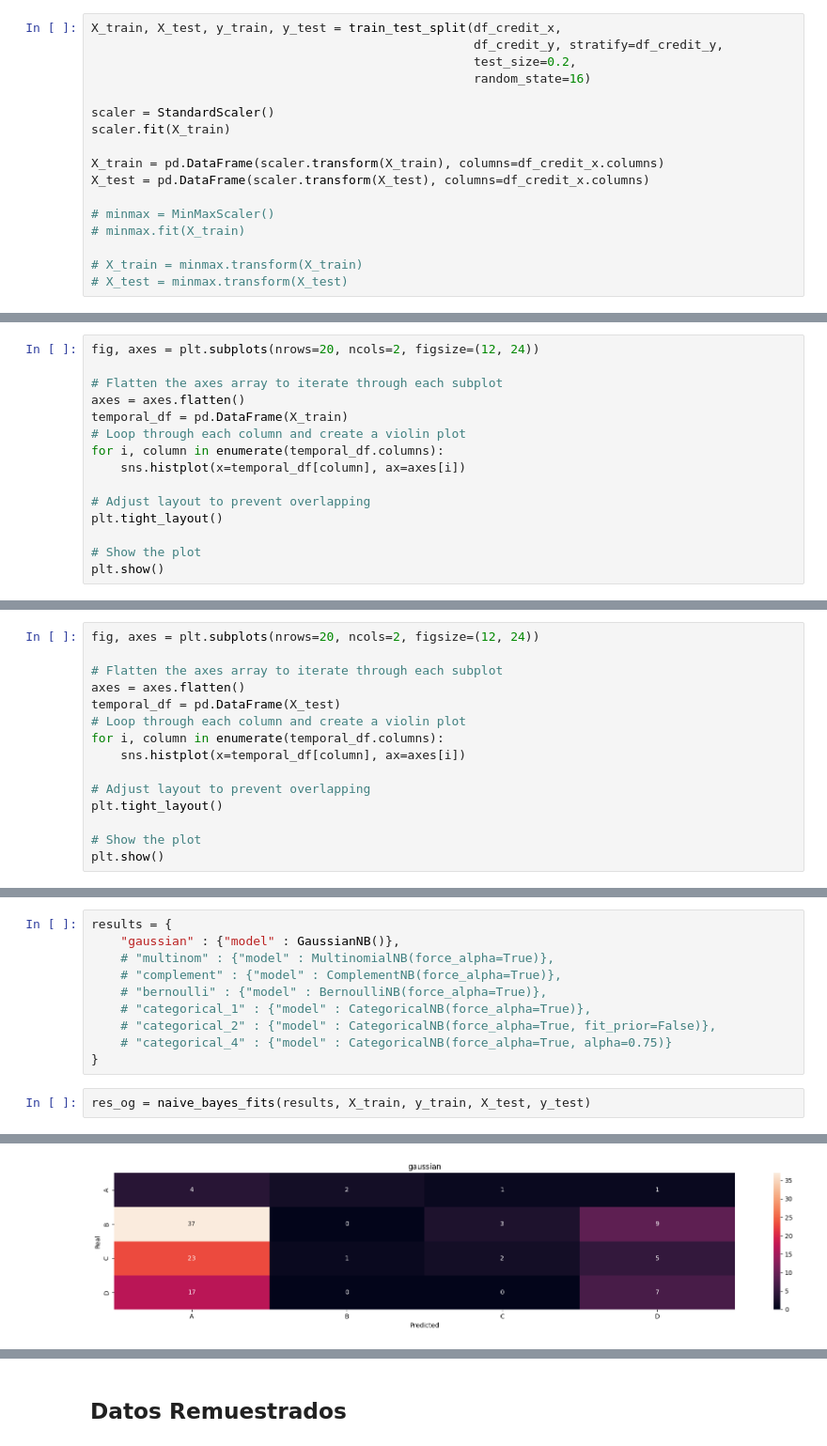
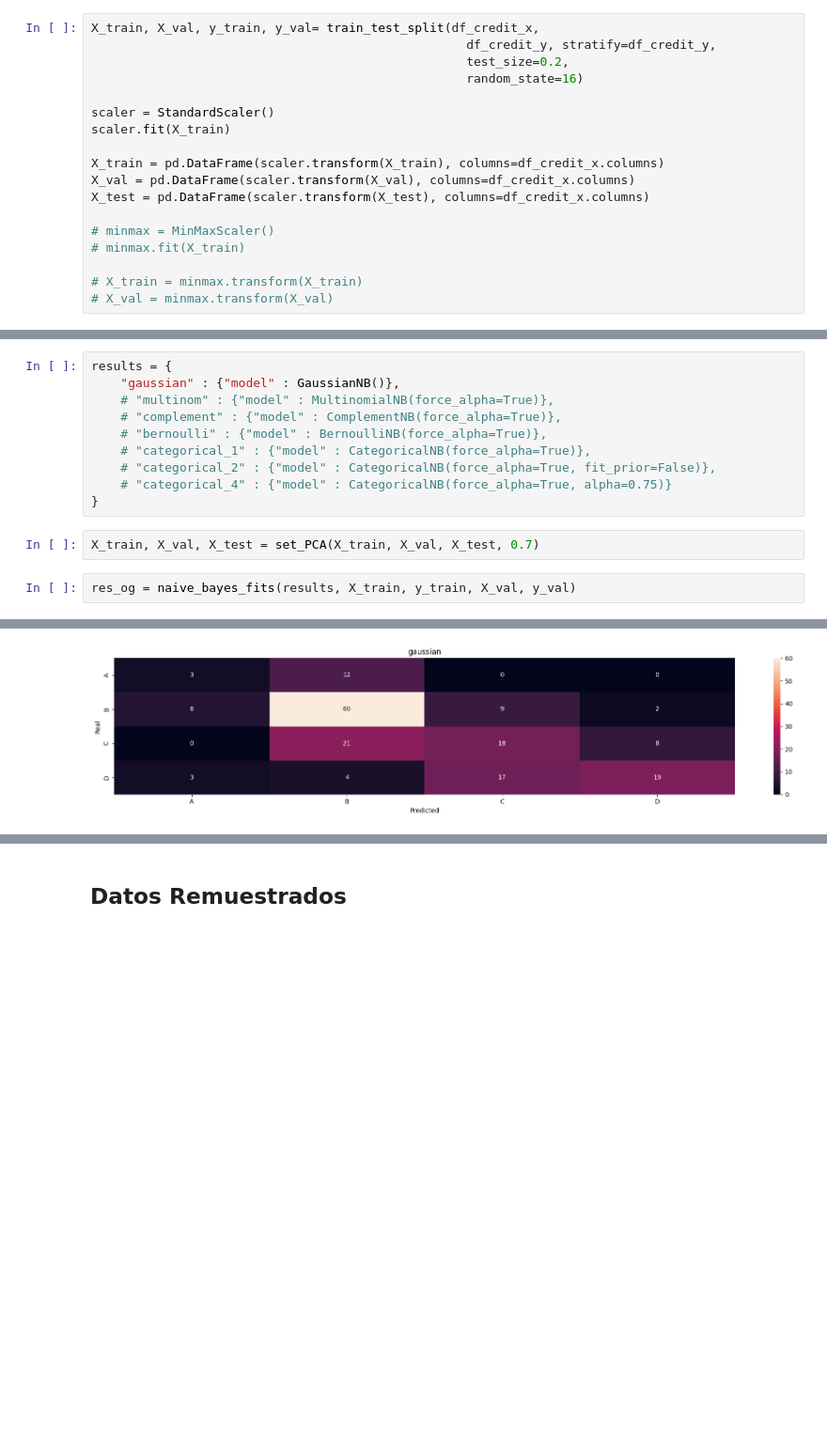
Before and after one commit to DomingoLopez/ClubFansIris, a Jupyter notebook: naive_bayes/naive_bayes.ipynb, the cells around one changed output, grey strips where cells are left out. Shown at 94% size. Cells and saved outputs as stored; diff of their text form; blank space fills up the shorter version.

Commit message:
Bulding the framework to rule them all

```diff
--- a/naive_bayes/naive_bayes.ipynb
+++ b/naive_bayes/naive_bayes.ipynb
@@ -41,17 +42,18 @@ df_test_IDs = df_test["ID"]
 # %%
-X_train, X_test, y_train, y_test = train_test_split(df_credit_x,
-                                                    df_credit_y, stratify=df_credit_y,
-                                                    test_size=0.2,
-                                                    random_state=16)
+X_train, X_val, y_train, y_val= train_test_split(df_credit_x,
+                                                   df_credit_y, stratify=df_credit_y,
+                                                   test_size=0.2,
+                                                   random_state=16)
 
 scaler = StandardScaler()
 scaler.fit(X_train)
 
 X_train = pd.DataFrame(scaler.transform(X_train), columns=df_credit_x.columns)
+X_val = pd.DataFrame(scaler.transform(X_val), columns=df_credit_x.columns)
 X_test = pd.DataFrame(scaler.transform(X_test), columns=df_credit_x.columns)
 
 # minmax = MinMaxScaler()
 # minmax.fit(X_train)
 
 # X_train = minmax.transform(X_train)
-# X_test = minmax.transform(X_test)
+# X_val = minmax.transform(X_val)
@@ -95,15 +59,0 @@ plt.show()
-# %%
-fig, axes = plt.subplots(nrows=20, ncols=2, figsize=(12, 24))
-
-# Flatten the axes array to iterate through each subplot
-axes = axes.flatten()
-temporal_df = pd.DataFrame(X_train)
-# Loop through each column and create a violin plot
-for i, column in enumerate(temporal_df.columns):
-    sns.histplot(x=temporal_df[column], ax=axes[i])
-
-# Adjust layout to prevent overlapping
-plt.tight_layout()
-
-# Show the plot
-plt.show()
@@ -112,15 +59,0 @@ KeyboardInterrupt:
-# %%
-fig, axes = plt.subplots(nrows=20, ncols=2, figsize=(12, 24))
-
-# Flatten the axes array to iterate through each subplot
-axes = axes.flatten()
-temporal_df = pd.DataFrame(X_test)
-# Loop through each column and create a violin plot
-for i, column in enumerate(temporal_df.columns):
-    sns.histplot(x=temporal_df[column], ax=axes[i])
-
-# Adjust layout to prevent overlapping
-plt.tight_layout()
-
-# Show the plot
-plt.show()
@@ -205,8 +253,10 @@ results = {
     # "categorical_2" : {"model" : CategoricalNB(force_alpha=True, fit_prior=False)},
     # "categorical_4" : {"model" : CategoricalNB(force_alpha=True, alpha=0.75)}
 }
+# %%
+X_train, X_val, X_test = set_PCA(X_train, X_val, X_test, 0.7)
 # %%
-res_og = naive_bayes_fits(results, X_train, y_train, X_test, y_test)
+res_og = naive_bayes_fits(results, X_train, y_train, X_val, y_val)
 # %% [output]
 Variant      F1 Score    Train Acc    Test Acc
 ---------  ----------  -----------  ----------
@@ -214 +264 @@ gaussian       0.1256      17.8571     11.6071
-[figure, old version]
+[figure, new version]
```
Also changed, not shown: parts of 33 cells of this notebook.
